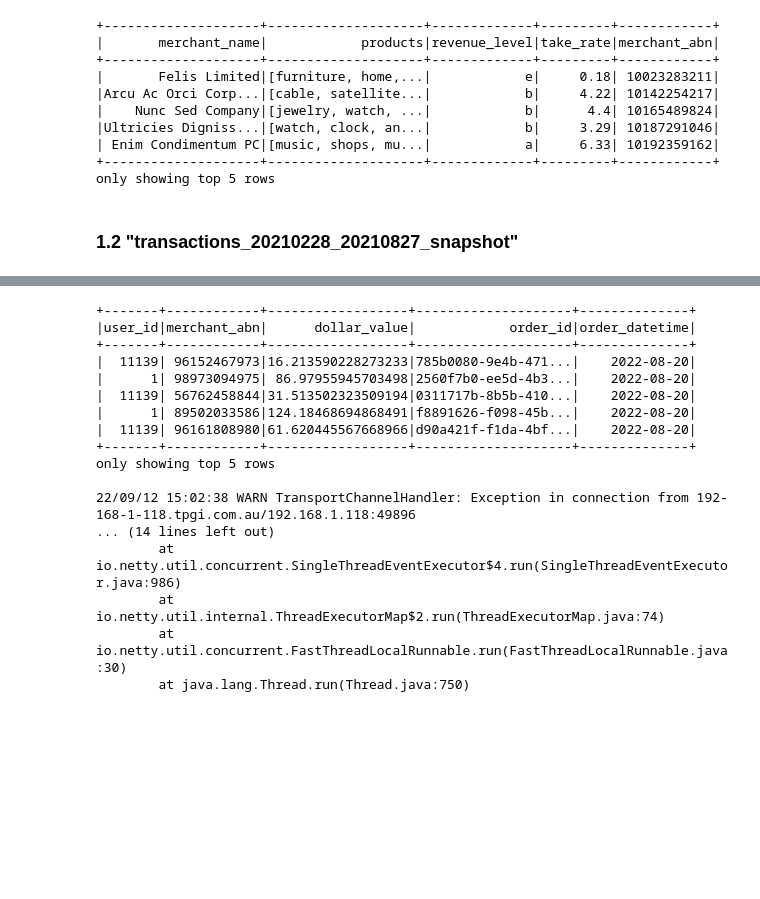
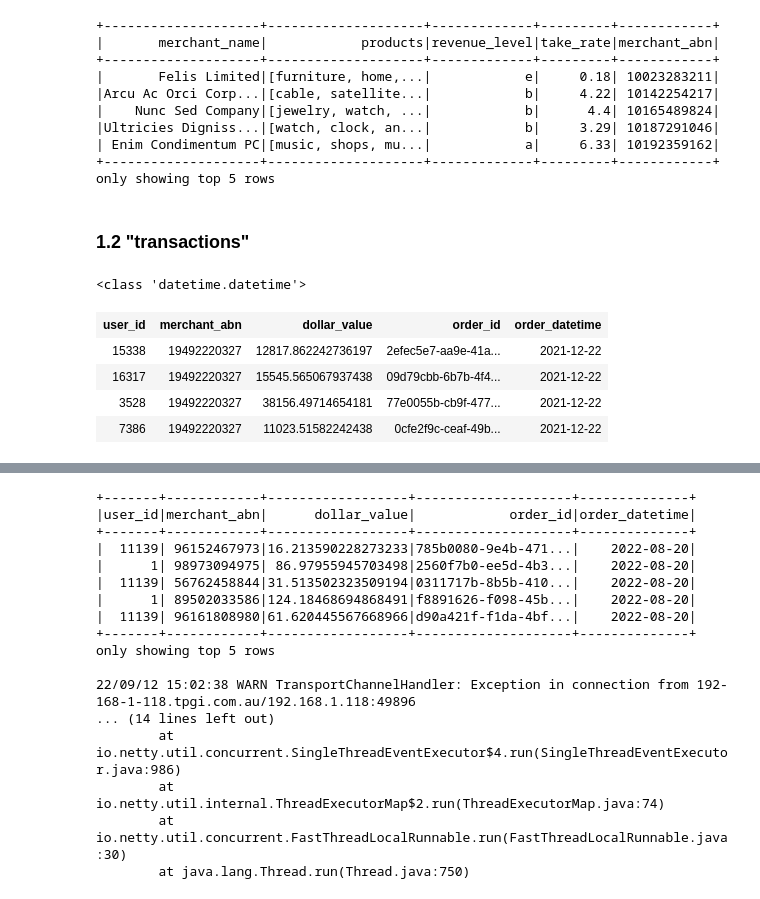
Before and after one commit to MAST30034-Applied-Data-Science/generic-buy-now-pay-later-project-group-27, a Jupyter notebook: notebooks/overview.ipynb, the cells around one changed output, grey strips where cells are left out. Saved outputs shown, nothing was run; the diff lists cells and outputs as text; code cells hidden in the pictures; blank space fills up the shorter version.

```diff
--- a/notebooks/overview.ipynb
+++ b/notebooks/overview.ipynb
@@ -20,7 +24,10 @@ data_loc = "../data/tables/"
 consumer = spark.read.parquet(data_loc+"consumer_user_details.parquet")
 tbl_consumer = spark.read.csv(data_loc+"tbl_consumer.csv", sep="|", header=True)
 tbl_merchant = spark.read.parquet(data_loc+"tbl_merchants.parquet")
-transact = spark.read.parquet(data_loc+"transactions_20220228_20220828_snapshot/")
+transact1 = spark.read.parquet("../data/tables/transactions_20210228_20210827_snapshot/")
+transact2 = spark.read.parquet("../data/tables/transactions_20210828_20220227_snapshot/")
+transact3 = spark.read.parquet("../data/tables/transactions_20220228_20220828_snapshot/")
+transactions = transact1.union(transact2).union(transact3)
 # %% [markdown]
 <h2> 1. Standardize column format of tables</h2>
 # %% [markdown]
@@ -75,4 +82,22 @@ preprocessed_tbl_merchant.show(5)
 +--------------------+--------------------+-------------+---------+------------+
 only showing top 5 rows
 # %% [markdown]
-<h3>1.2 "transactions_20210228_20210827_snapshot"</h3>
+<h3>1.2 "transactions"</h3>
+# %%
+import time
+import datetime
+from pyspark.sql import SparkSession, functions as F
+
+date = "2021-12-22"
+
+date_time = datetime.datetime.strptime(date, '%Y-%m-%d')
+# %% [output]
+<class 'datetime.datetime'>
+# %%
+transactions.where((F.col("merchant_abn") == 19492220327) & (F.col("order_datetime") == date_time.date()))
+# %% [output]
+| user_id | merchant_abn | dollar_value | order_id | order_datetime |
+| 15338 | 19492220327 | 12817.862242736197 | 2efec5e7-aa9e-41a... | 2021-12-22 |
+| 16317 | 19492220327 | 15545.565067937438 | 09d79cbb-6b7b-4f4... | 2021-12-22 |
+| 3528 | 19492220327 | 38156.49714654181 | 77e0055b-cb9f-477... | 2021-12-22 |
+| 7386 | 19492220327 | 11023.51582242438 | 0cfe2f9c-ceaf-49b... | 2021-12-22 |
```
Also changed, not shown: parts of 4 cells of this notebook, 1 other file.
